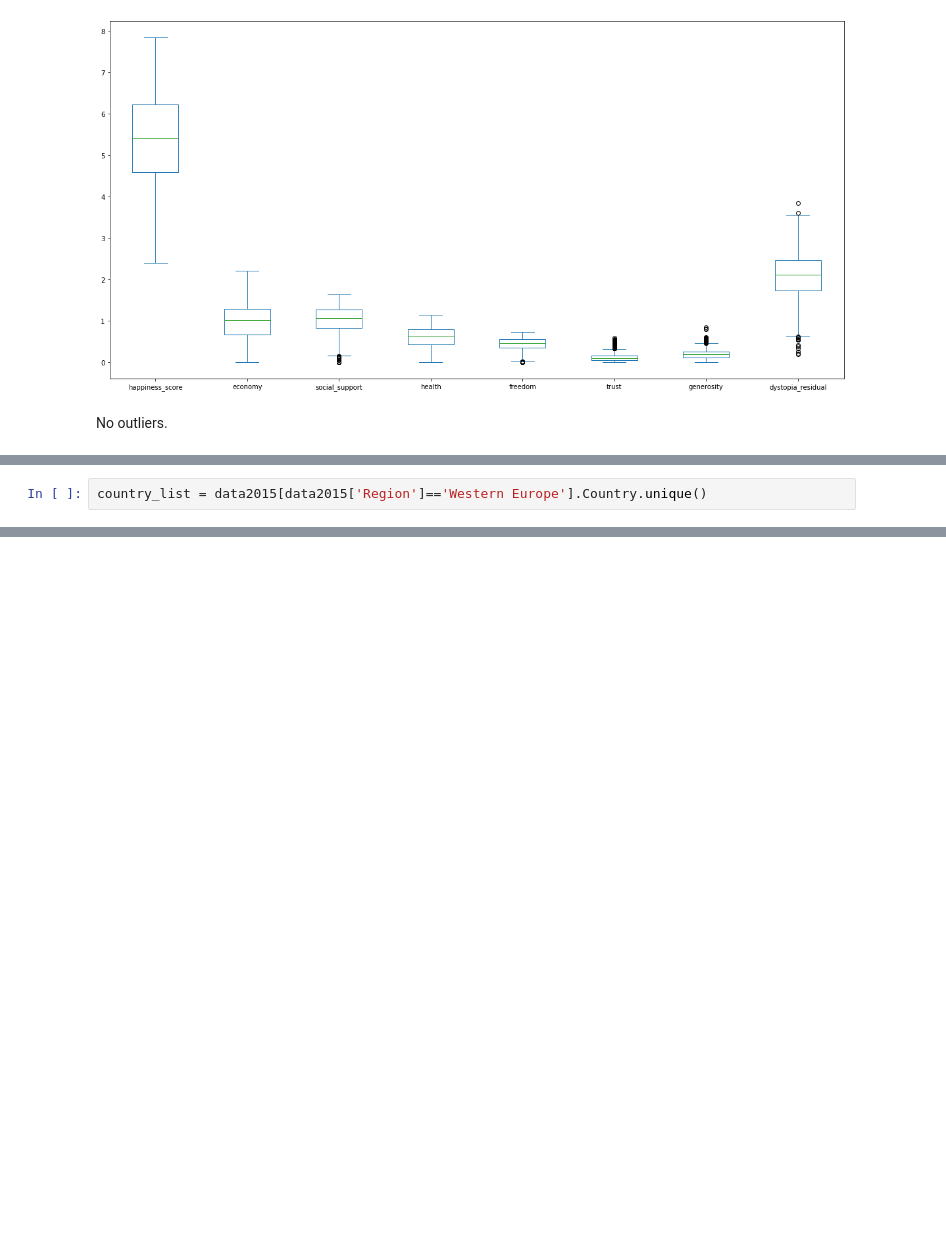
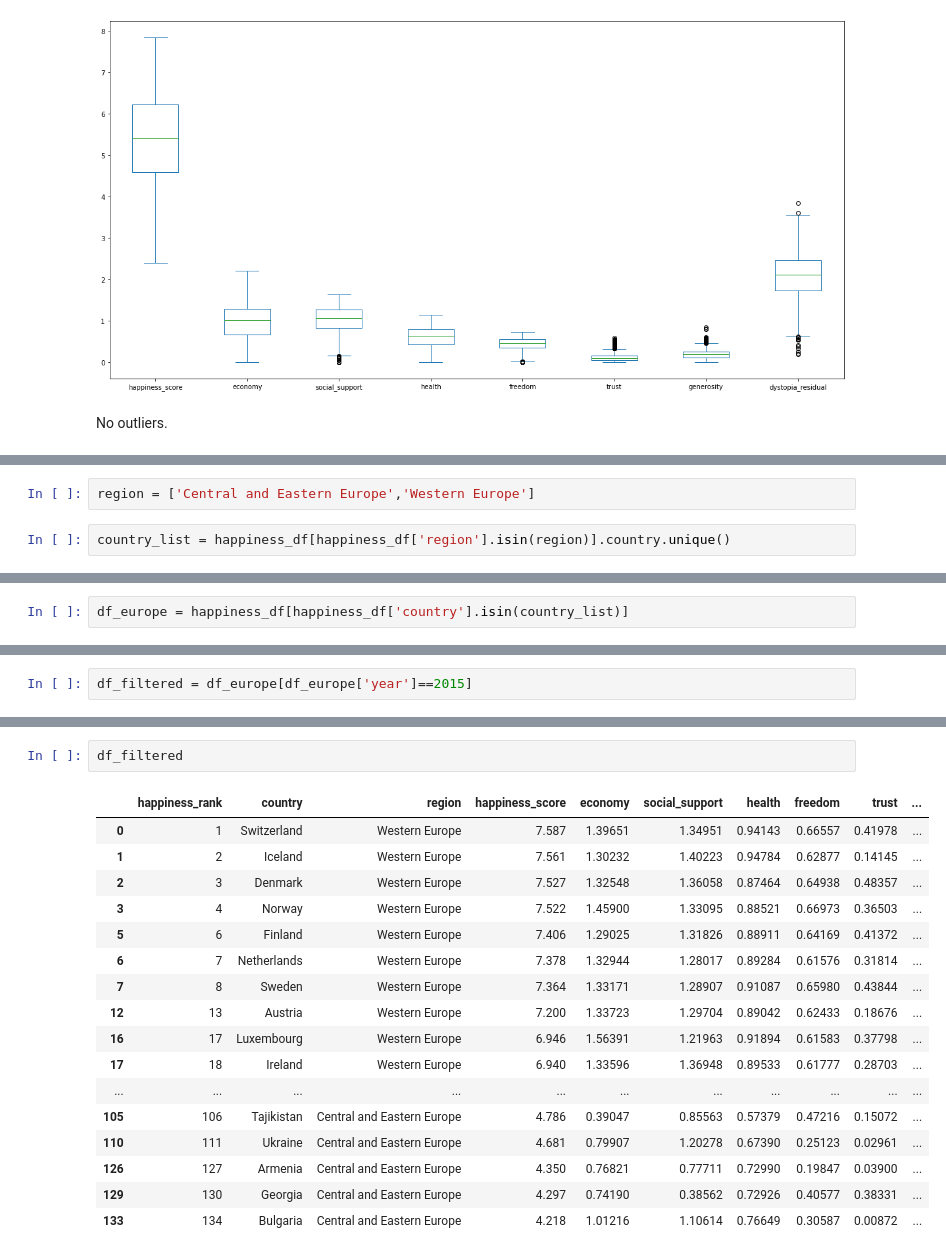
Before and after one commit to elise-chin/dataviz, a Jupyter notebook: data_explo.ipynb, the cells around one changed output, grey strips where cells are left out. Drawn from its saved outputs; the diff is of its cells as text; blank space fills up the shorter version.

```diff
--- a/data_explo.ipynb
+++ b/data_explo.ipynb
@@ -260,5 +274,7 @@ Je ne garde que les pays européens comme c'est ce qu'on a le plus
+# %%
+region = ['Central and Eastern Europe','Western Europe']
 # %%
-country_list = data2015[data2015['Region']=='Western Europe'].Country.unique()
+country_list = happiness_df[happiness_df['region'].isin(region)].country.unique()
 # %%
 len(country_list)
 # %% [output]
@@ -265,0 +306,2 @@ len(country_list)
+# %%
+df_europe = happiness_df[happiness_df['country'].isin(country_list)]
@@ -265,0 +326,2 @@ len(country_list)
+# %%
+df_filtered = df_europe[df_europe['year']==2015]
@@ -265,0 +340,20 @@ len(country_list)
+# %%
+df_filtered
+# %% [output]
+|  | happiness_rank | country | region | happiness_score | economy | social_support | health | freedom | trust | ... |
+| 0 | 1 | Switzerland | Western Europe | 7.587 | 1.39651 | 1.34951 | 0.94143 | 0.66557 | 0.41978 | ... |
+| 1 | 2 | Iceland | Western Europe | 7.561 | 1.30232 | 1.40223 | 0.94784 | 0.62877 | 0.14145 | ... |
+| 2 | 3 | Denmark | Western Europe | 7.527 | 1.32548 | 1.36058 | 0.87464 | 0.64938 | 0.48357 | ... |
+| 3 | 4 | Norway | Western Europe | 7.522 | 1.45900 | 1.33095 | 0.88521 | 0.66973 | 0.36503 | ... |
+| 5 | 6 | Finland | Western Europe | 7.406 | 1.29025 | 1.31826 | 0.88911 | 0.64169 | 0.41372 | ... |
+| 6 | 7 | Netherlands | Western Europe | 7.378 | 1.32944 | 1.28017 | 0.89284 | 0.61576 | 0.31814 | ... |
+| 7 | 8 | Sweden | Western Europe | 7.364 | 1.33171 | 1.28907 | 0.91087 | 0.65980 | 0.43844 | ... |
+| 12 | 13 | Austria | Western Europe | 7.200 | 1.33723 | 1.29704 | 0.89042 | 0.62433 | 0.18676 | ... |
+| 16 | 17 | Luxembourg | Western Europe | 6.946 | 1.56391 | 1.21963 | 0.91894 | 0.61583 | 0.37798 | ... |
+| 17 | 18 | Ireland | Western Europe | 6.940 | 1.33596 | 1.36948 | 0.89533 | 0.61777 | 0.28703 | ... |
+| ... | ... | ... | ... | ... | ... | ... | ... | ... | ... | ... |
+| 105 | 106 | Tajikistan | Central and Eastern Europe | 4.786 | 0.39047 | 0.85563 | 0.57379 | 0.47216 | 0.15072 | ... |
+| 110 | 111 | Ukraine | Central and Eastern Europe | 4.681 | 0.79907 | 1.20278 | 0.67390 | 0.25123 | 0.02961 | ... |
+| 126 | 127 | Armenia | Central and Eastern Europe | 4.350 | 0.76821 | 0.77711 | 0.72990 | 0.19847 | 0.03900 | ... |
+| 129 | 130 | Georgia | Central and Eastern Europe | 4.297 | 0.74190 | 0.38562 | 0.72926 | 0.40577 | 0.38331 | ... |
+| 133 | 134 | Bulgaria | Central and Eastern Europe | 4.218 | 1.01216 | 1.10614 | 0.76649 | 0.30587 | 0.00872 | ... |
```
Also changed, not shown: parts of 37 cells of this notebook, 5 other files.
